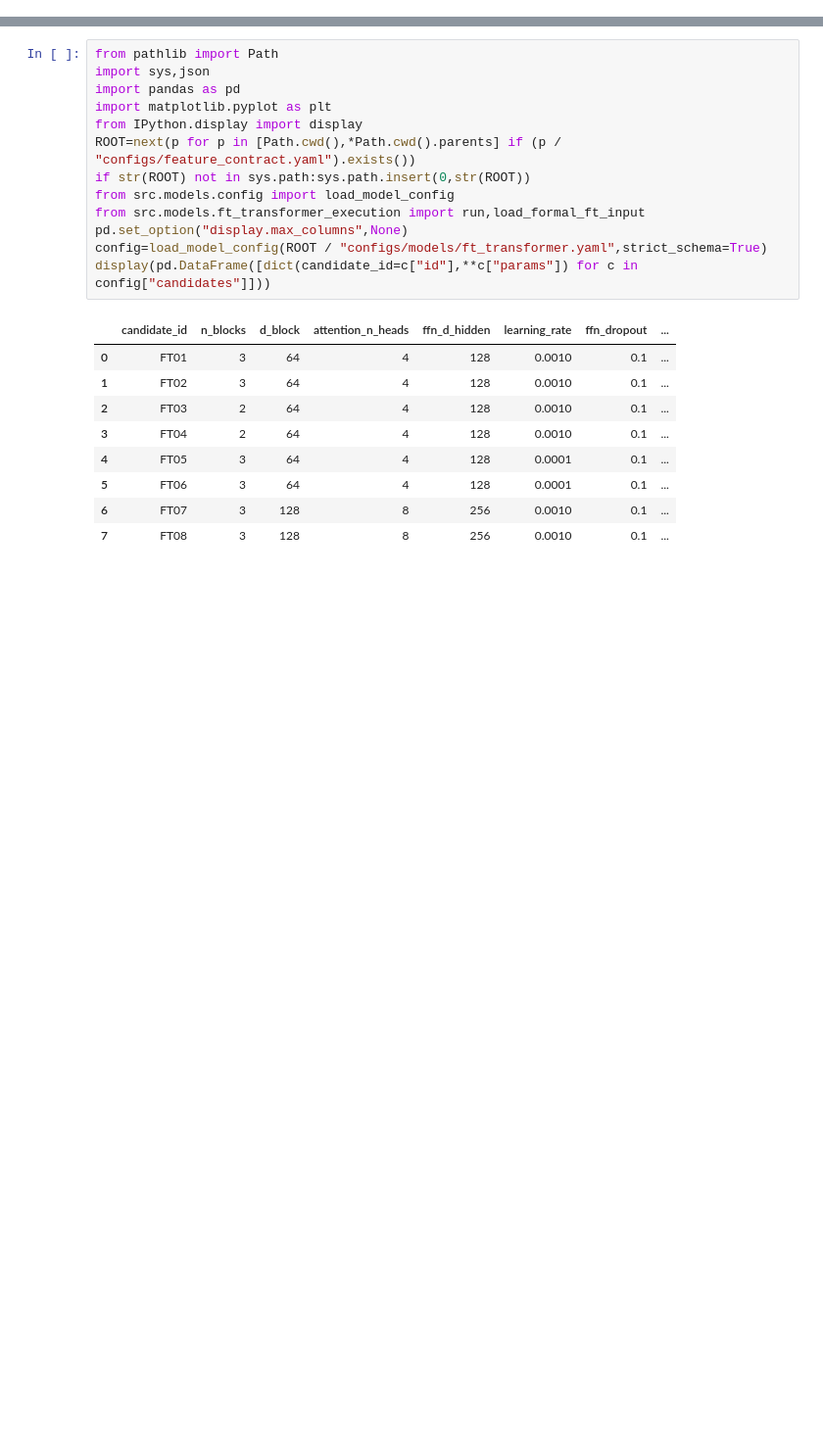
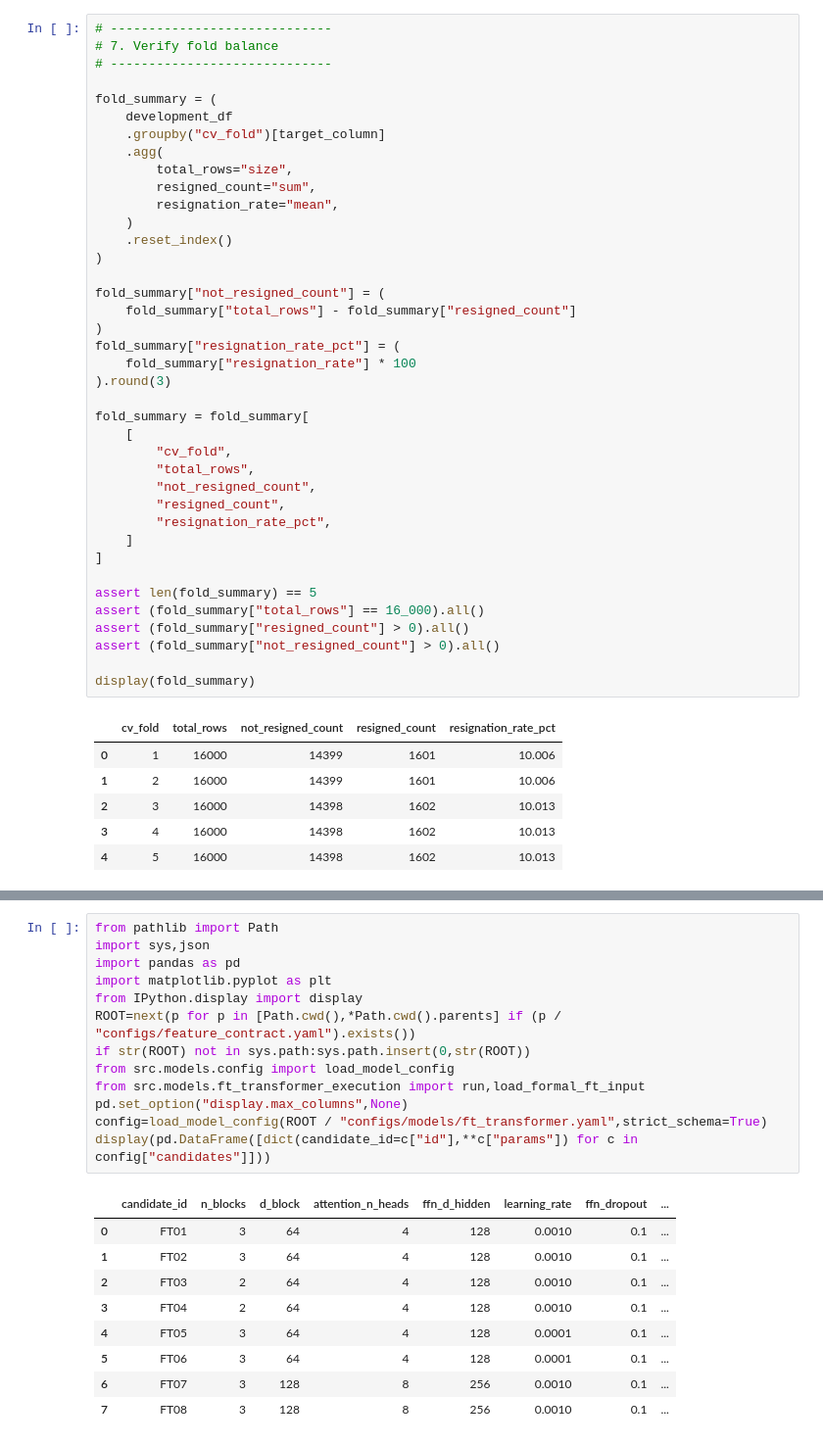
Before and after one commit to Sankalpa-KMCP/Employee_Resignation_Prediction, a Jupyter notebook: notebooks/team_contributions/models/member_1_ft_transformer/05_m1_ft_transformer.ipynb, the cells around one changed output, grey strips where cells are left out. Shown at 98% size. Drawn from its saved outputs; the diff is of its cells as text; blank space fills up the shorter version.

```diff
--- a/notebooks/team_contributions/models/member_1_ft_transformer/05_m1_ft_transformer.ipynb
+++ b/notebooks/team_contributions/models/member_1_ft_transformer/05_m1_ft_transformer.ipynb
@@ -0,0 +281,46 @@
+# %%
+# -----------------------------
+# 7. Verify fold balance
+# -----------------------------
+
+fold_summary = (
+    development_df
+    .groupby("cv_fold")[target_column]
+    .agg(
+        total_rows="size",
+        resigned_count="sum",
+        resignation_rate="mean",
+    )
+    .reset_index()
+)
+
+fold_summary["not_resigned_count"] = (
+    fold_summary["total_rows"] - fold_summary["resigned_count"]
+)
+fold_summary["resignation_rate_pct"] = (
+    fold_summary["resignation_rate"] * 100
+).round(3)
+
+fold_summary = fold_summary[
+    [
+        "cv_fold",
+        "total_rows",
+        "not_resigned_count",
+        "resigned_count",
+        "resignation_rate_pct",
+    ]
+]
+
+assert len(fold_summary) == 5
+assert (fold_summary["total_rows"] == 16_000).all()
+assert (fold_summary["resigned_count"] > 0).all()
+assert (fold_summary["not_resigned_count"] > 0).all()
+
+display(fold_summary)
+# %% [output]
+|  | cv_fold | total_rows | not_resigned_count | resigned_count | resignation_rate_pct |
+| 0 | 1 | 16000 | 14399 | 1601 | 10.006 |
+| 1 | 2 | 16000 | 14399 | 1601 | 10.006 |
+| 2 | 3 | 16000 | 14398 | 1602 | 10.013 |
+| 3 | 4 | 16000 | 14398 | 1602 | 10.013 |
+| 4 | 5 | 16000 | 14398 | 1602 | 10.013 |
```
Also changed, not shown: parts of 27 cells of this notebook, 4 other files.
